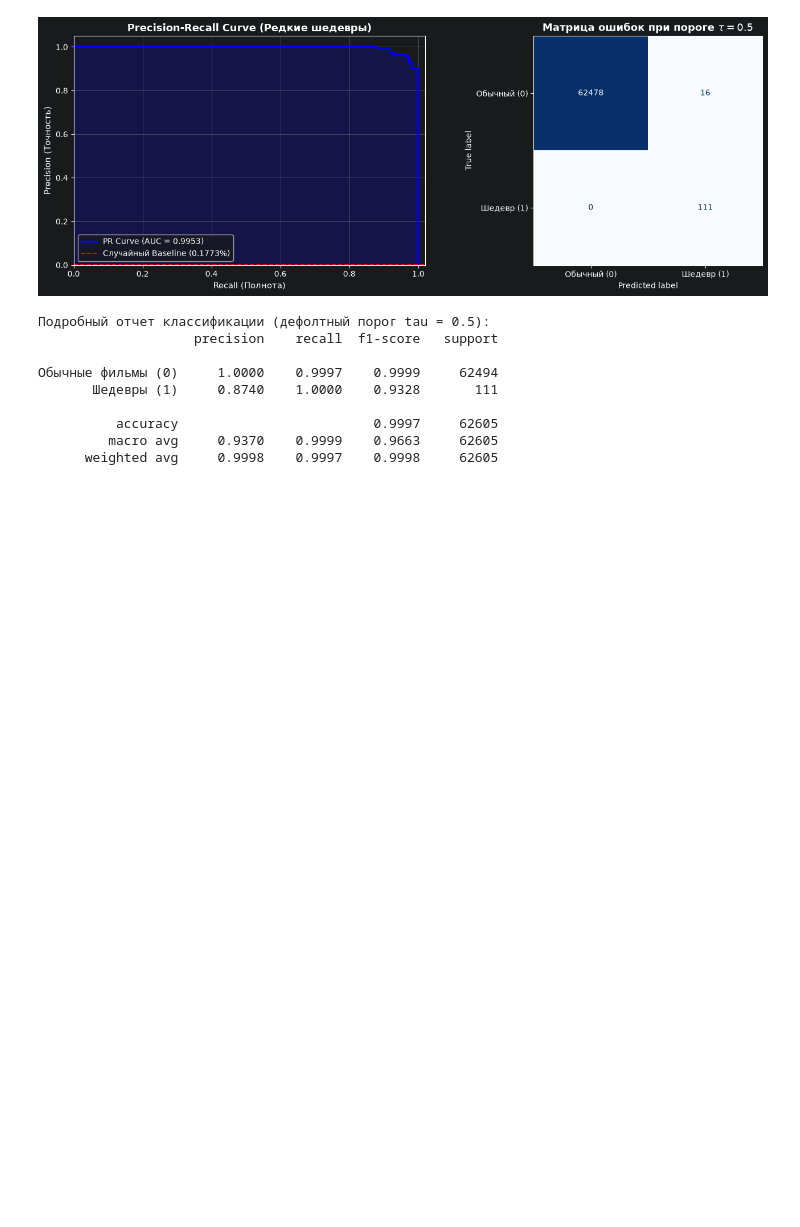
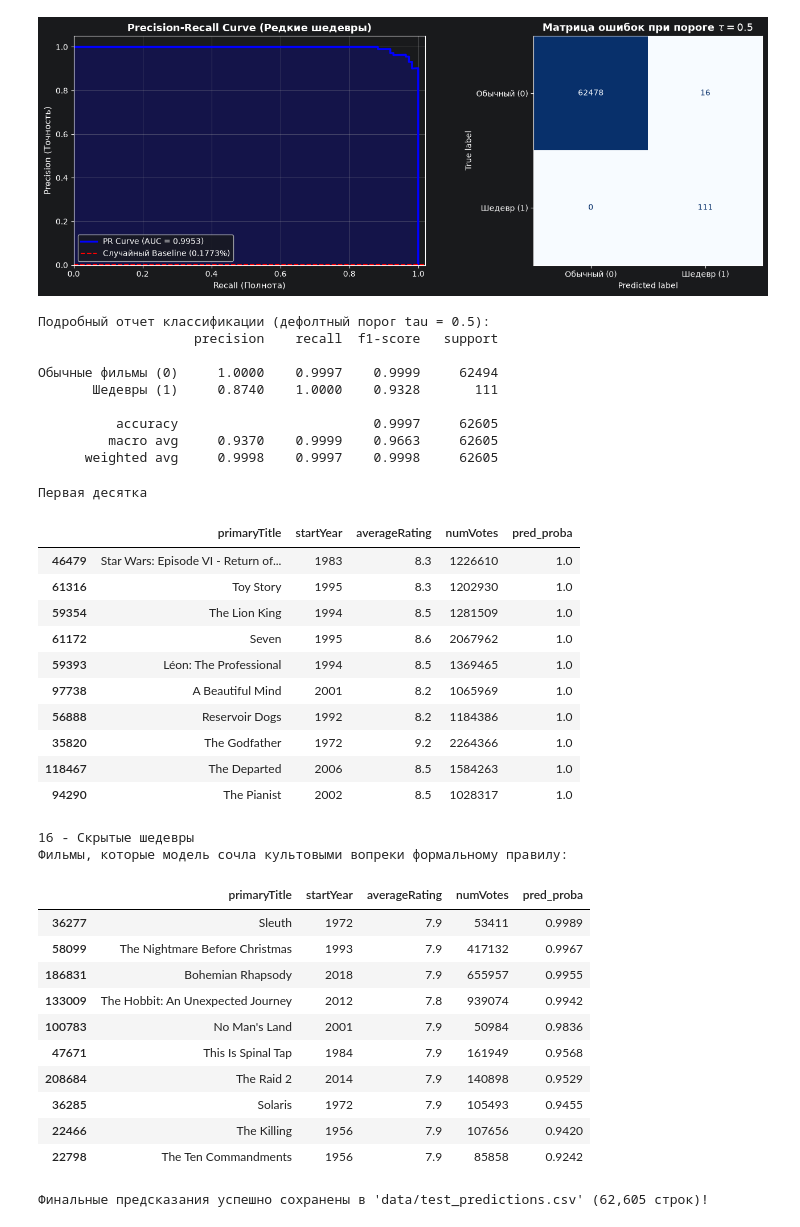
Before and after one commit to Az1q2/imdb-ml-analysis, a Jupyter notebook: 03_classification.ipynb, the cells around one changed output. Drawn from its saved outputs; the diff is of its cells as text; code cells hidden in the pictures; blank space fills up the shorter version.

Commit message:
feat(classify): inspect model inference, analyze false positives, and export test predictions

```diff
--- a/03_classification.ipynb
+++ b/03_classification.ipynb
@@ -180,3 +179,54 @@ ROC-AUC:                   1.0000  (Случайный baseline: 0.5000)
           accuracy                         0.9997     62605
          macro avg     0.9370    0.9999    0.9663     62605
       weighted avg     0.9998    0.9997    0.9998     62605
+# %%
+import csv
+
+# 1. Привязка предсказаний к оригинальным названиям и метаданным фильмов
+test_indices = X_test.index
+test_results = df.loc[test_indices, ['primaryTitle', 'startYear', 'averageRating', 'numVotes', 'is_masterpiece']].copy()
+test_results['pred_proba'] = y_pred_proba
+test_results['pred_class'] = y_pred_default
+
+# 2. Топ-10 фильмов с наивысшей предсказанной вероятностью шедевра
+print('Первая десятка')
+top_hits = test_results.sort_values('pred_proba', ascending=False).head(10)
+display(top_hits[['primaryTitle', 'startYear', 'averageRating', 'numVotes', 'pred_proba']].round(4))
+
+# 3. Анализ 16 «ложных тревог» (False Positives)
+fp_movies = test_results[(test_results['is_masterpiece'] == 0) & (test_results['pred_class'] == 1)]
+print(f"\n{len(fp_movies)} - Скрытые шедевры")
+print("Фильмы, которые модель сочла культовыми вопреки формальному правилу:")
+display(fp_movies[['primaryTitle', 'startYear', 'averageRating', 'numVotes', 'pred_proba']].sort_values('pred_proba', ascending=False).head(10).round(4))
+
+# 4. Сохранение финальных предсказаний на диск
+output_path = 'data/test_predictions.csv'
+test_results.to_csv(output_path, index=False, quoting=csv.QUOTE_NONNUMERIC)
+print(f"\nФинальные предсказания успешно сохранены в '{output_path}' ({len(test_results):,} строк)!")
+# %% [output]
+Первая десятка
+|  | primaryTitle | startYear | averageRating | numVotes | pred_proba |
+| 46479 | Star Wars: Episode VI - Return of... | 1983 | 8.3 | 1226610 | 1.0 |
+| 61316 | Toy Story | 1995 | 8.3 | 1202930 | 1.0 |
+| 59354 | The Lion King | 1994 | 8.5 | 1281509 | 1.0 |
+| 61172 | Seven | 1995 | 8.6 | 2067962 | 1.0 |
+| 59393 | Léon: The Professional | 1994 | 8.5 | 1369465 | 1.0 |
+| 97738 | A Beautiful Mind | 2001 | 8.2 | 1065969 | 1.0 |
+| 56888 | Reservoir Dogs | 1992 | 8.2 | 1184386 | 1.0 |
+| 35820 | The Godfather | 1972 | 9.2 | 2264366 | 1.0 |
+| 118467 | The Departed | 2006 | 8.5 | 1584263 | 1.0 |
+| 94290 | The Pianist | 2002 | 8.5 | 1028317 | 1.0 |
+16 - Скрытые шедевры
+Фильмы, которые модель сочла культовыми вопреки формальному правилу:
+|  | primaryTitle | startYear | averageRating | numVotes | pred_proba |
+| 36277 | Sleuth | 1972 | 7.9 | 53411 | 0.9989 |
+| 58099 | The Nightmare Before Christmas | 1993 | 7.9 | 417132 | 0.9967 |
+| 186831 | Bohemian Rhapsody | 2018 | 7.9 | 655957 | 0.9955 |
+| 133009 | The Hobbit: An Unexpected Journey | 2012 | 7.8 | 939074 | 0.9942 |
+| 100783 | No Man's Land | 2001 | 7.9 | 50984 | 0.9836 |
+| 47671 | This Is Spinal Tap | 1984 | 7.9 | 161949 | 0.9568 |
+| 208684 | The Raid 2 | 2014 | 7.9 | 140898 | 0.9529 |
+| 36285 | Solaris | 1972 | 7.9 | 105493 | 0.9455 |
+| 22466 | The Killing | 1956 | 7.9 | 107656 | 0.9420 |
+| 22798 | The Ten Commandments | 1956 | 7.9 | 85858 | 0.9242 |
+Финальные предсказания успешно сохранены в 'data/test_predictions.csv' (62,605 строк)!
```
Also changed, not shown: parts of 1 cell of this notebook.
